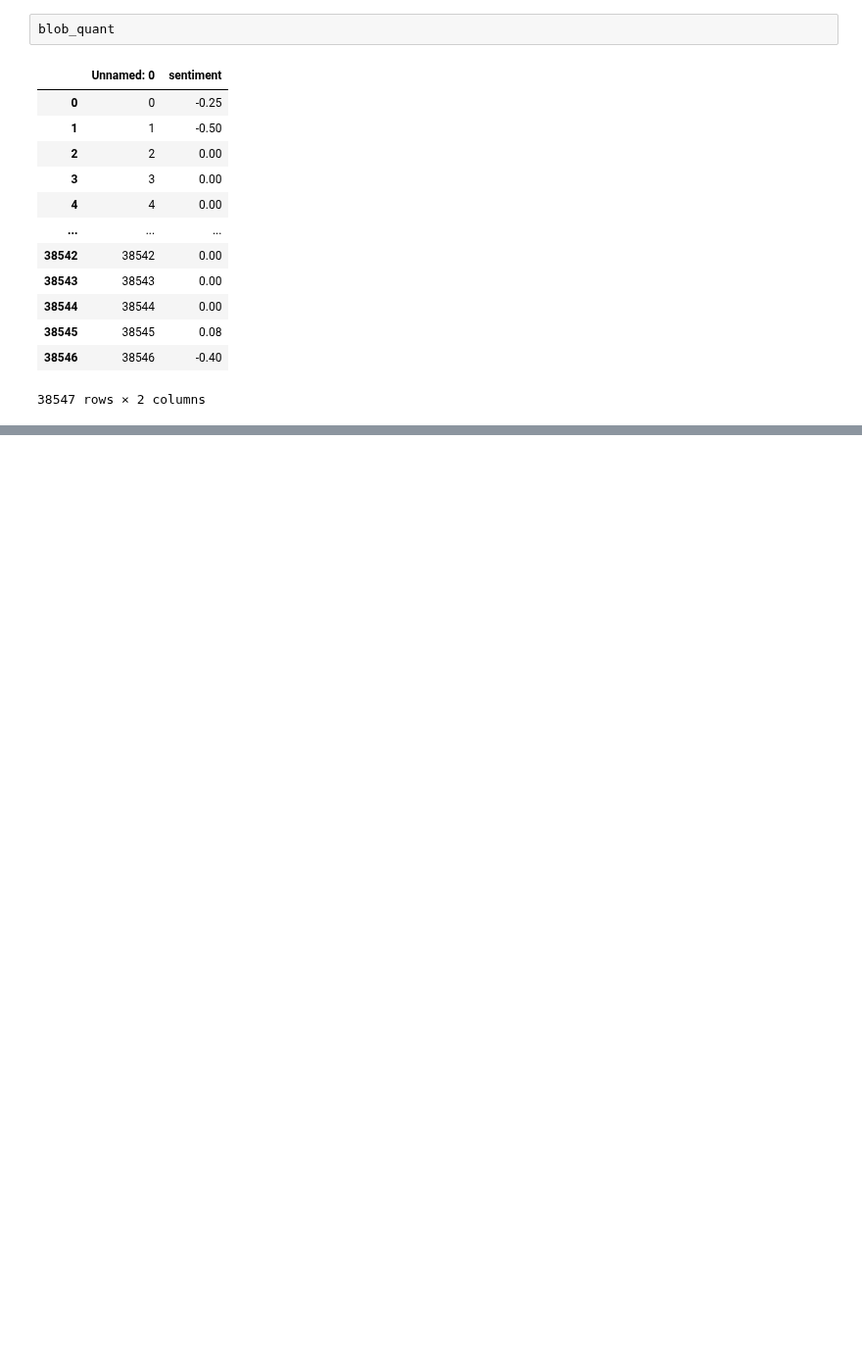
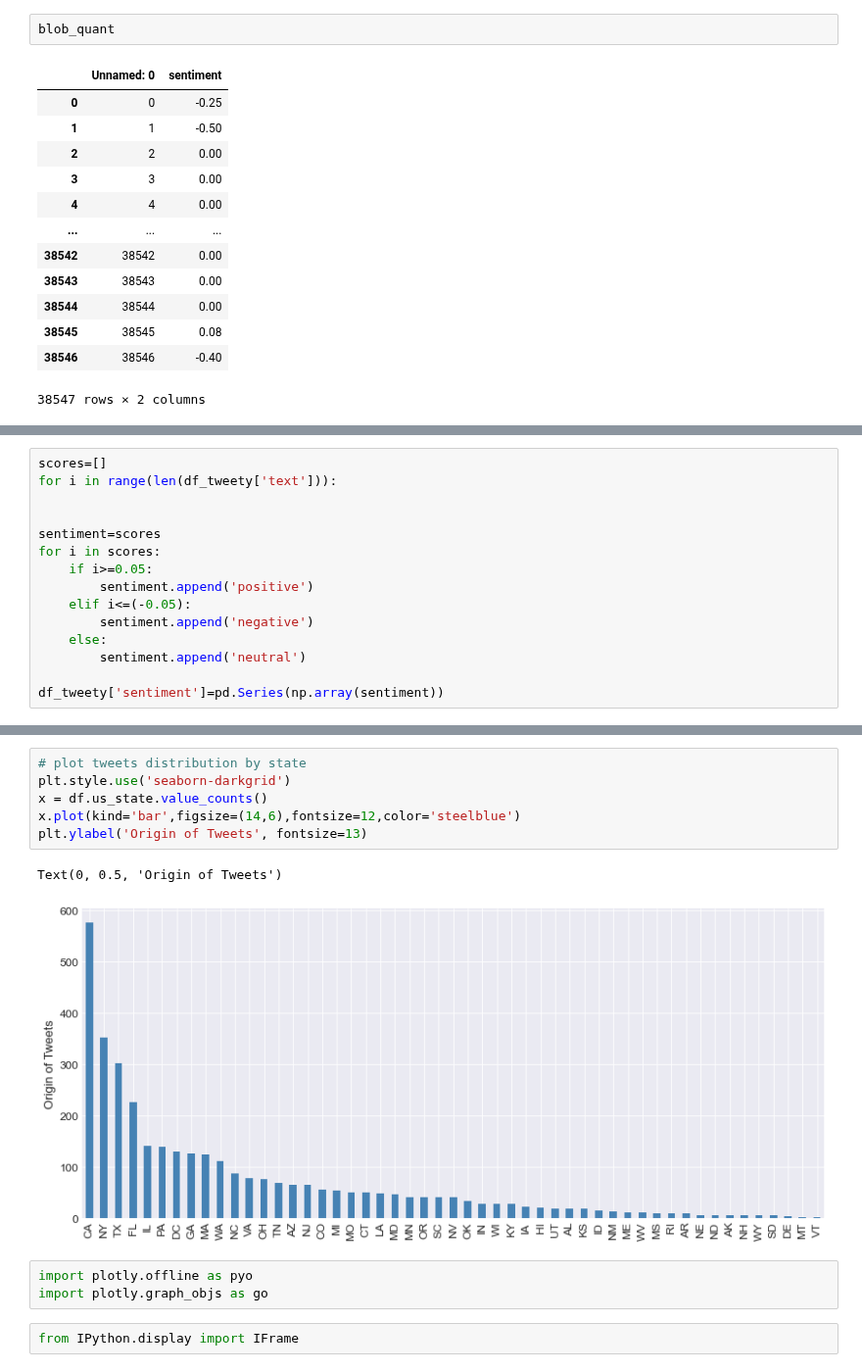
Before and after one commit to BiBa-01/Capstone_Covid, a Jupyter notebook: TweetsEDAquant.ipynb, the cells around one changed output, grey strips where cells are left out. Shown at 98% size. Cells and saved outputs as stored; diff of their text form; blank space fills up the shorter version.

```diff
--- a/TweetsEDAquant.ipynb
+++ b/TweetsEDAquant.ipynb
@@ -985,0 +288,15 @@ df_unanim.shape
+# %%
+scores=[]
+for i in range(len(df_tweety['text'])):
+
+
+sentiment=scores
+for i in scores:
+    if i>=0.05:
+        sentiment.append('positive')
+    elif i<=(-0.05):
+        sentiment.append('negative')
+    else:
+        sentiment.append('neutral')
+
+df_tweety['sentiment']=pd.Series(np.array(sentiment))
@@ -985,0 +404,14 @@ df_unanim.shape
+# %%
+# plot tweets distribution by state
+plt.style.use('seaborn-darkgrid')
+x = df.us_state.value_counts()
+x.plot(kind='bar',figsize=(14,6),fontsize=12,color='steelblue')
+plt.ylabel('Origin of Tweets', fontsize=13)
+# %% [output]
+Text(0, 0.5, 'Origin of Tweets')
+[figure, added]
+# %%
+import plotly.offline as pyo
+import plotly.graph_objs as go
+# %%
+from IPython.display import IFrame
```
Also changed, not shown: parts of 125 cells of this notebook, 2 other files.
